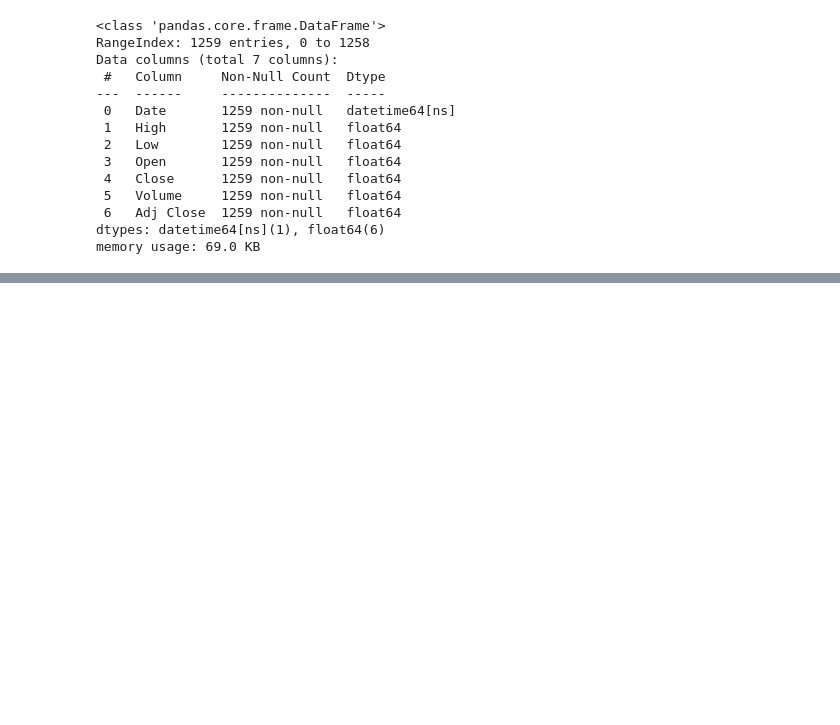
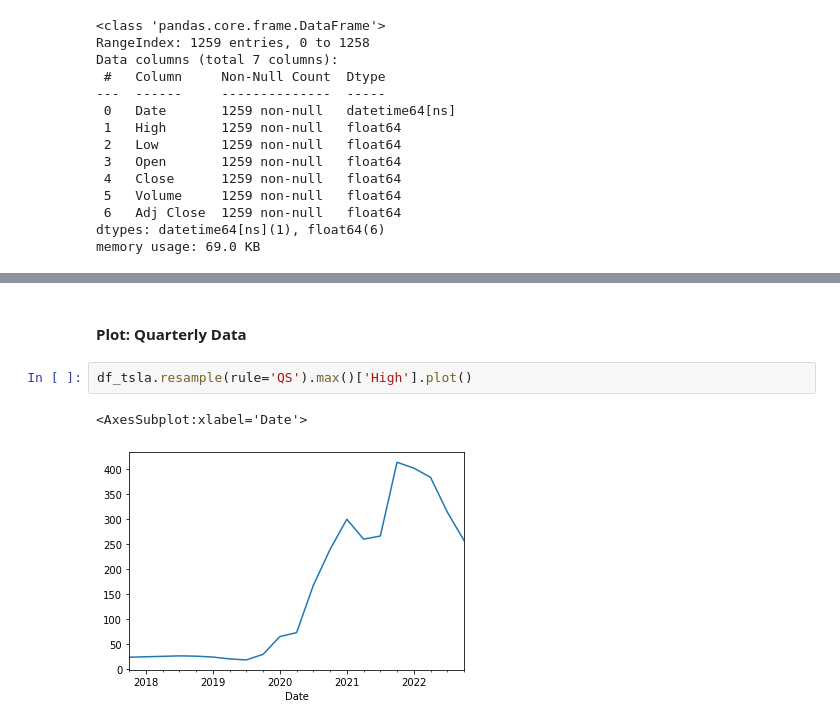
Before and after one commit to sinchan-s/time-series-analysis, a Jupyter notebook: tsa-eda.ipynb, the cells around one changed output, grey strips where cells are left out. Drawn from its saved outputs; the diff is of its cells as text; blank space fills up the shorter version.

```diff
--- a/tsa-eda.ipynb
+++ b/tsa-eda.ipynb
@@ -98,0 +277,7 @@ memory usage: 69.0 KB
+# %% [markdown]
+#### Plot: Quarterly Data
+# %%
+df_tsla.resample(rule='QS').max()['High'].plot()
+# %% [output]
+<AxesSubplot:xlabel='Date'>
+[figure, added]
```
Also changed, not shown: parts of 47 cells of this notebook.
